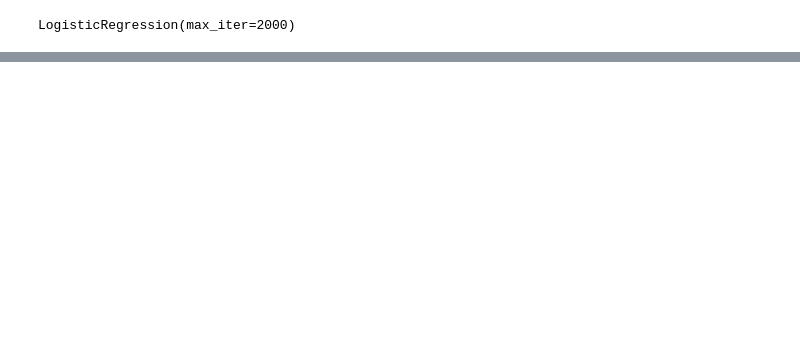
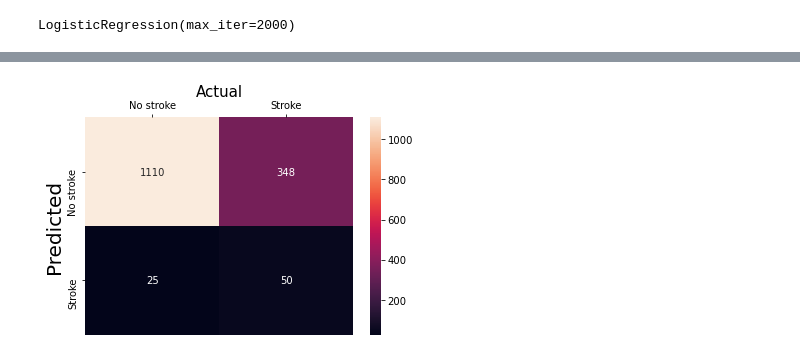
Before and after one commit to SophiaBouchama/stroke-prediction-portfolio, a Jupyter notebook: Stroke-Project.ipynb, the cells around one changed output, grey strips where cells are left out. Saved outputs shown, nothing was run; the diff lists cells and outputs as text; code cells hidden in the pictures; blank space fills up the shorter version.

```diff
--- a/Stroke-Project.ipynb
+++ b/Stroke-Project.ipynb
@@ -646,0 +684,6 @@ LogisticRegression(max_iter=2000)
+# %%
+predictions = lr.predict(x_test)
+# %%
+from sklearn import metrics
+confusion_matrix = metrics.confusion_matrix(y_test, predictions)
+print(confusion_matrix)
@@ -646,0 +704,14 @@ LogisticRegression(max_iter=2000)
+# %%
+ax= plt.subplot()
+sns.heatmap(confusion_matrix, annot=True, ax = ax, fmt = 'g'); #annot=True to annotate cells
+# labels, title and ticks
+ax.set_xlabel('Actual', fontsize=15)
+ax.xaxis.set_label_position('top')
+ax.xaxis.set_ticklabels(['No stroke','Stroke'], fontsize = 10)
+ax.xaxis.tick_top()
+
+ax.set_ylabel('Predicted', fontsize=20)
+ax.yaxis.set_ticklabels(['No stroke', 'Stroke'], fontsize = 10)
+plt.show()
+# %% [output]
+[figure, added]
```
Also changed, not shown: parts of 11 cells of this notebook.
